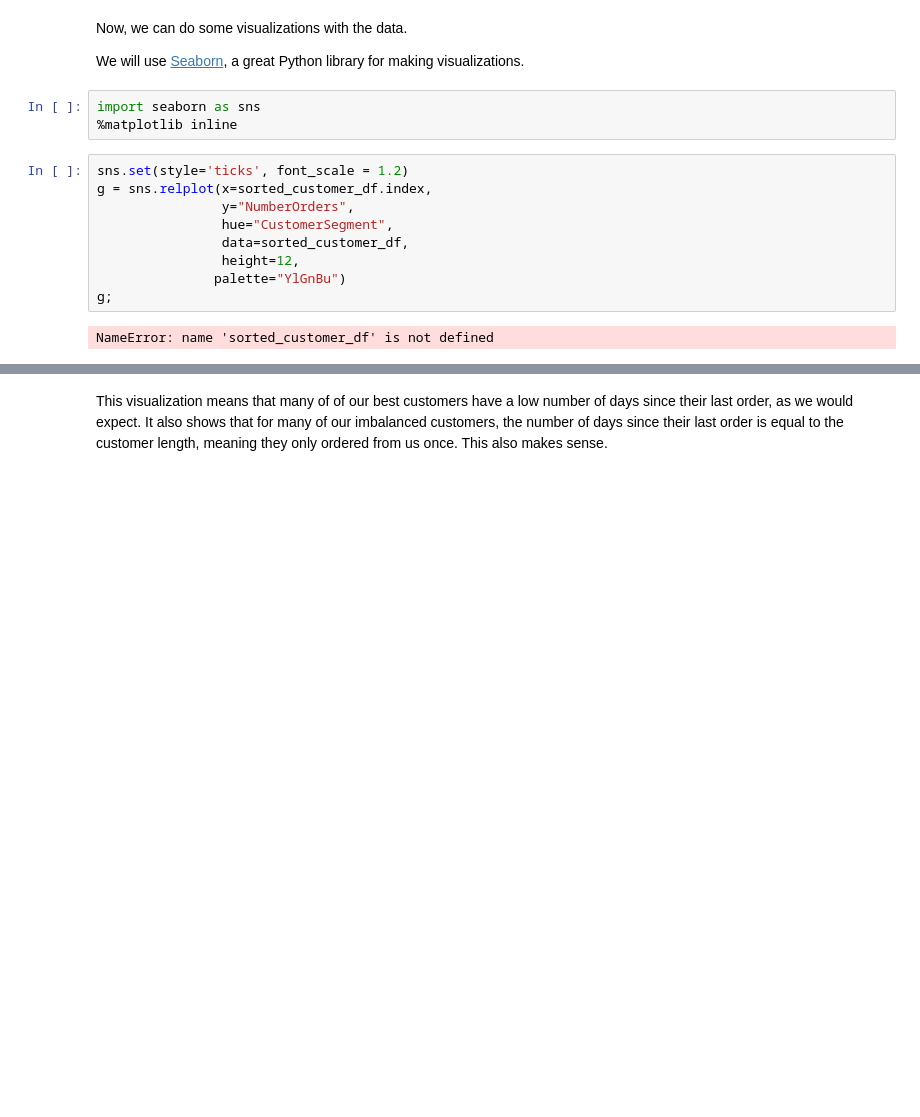
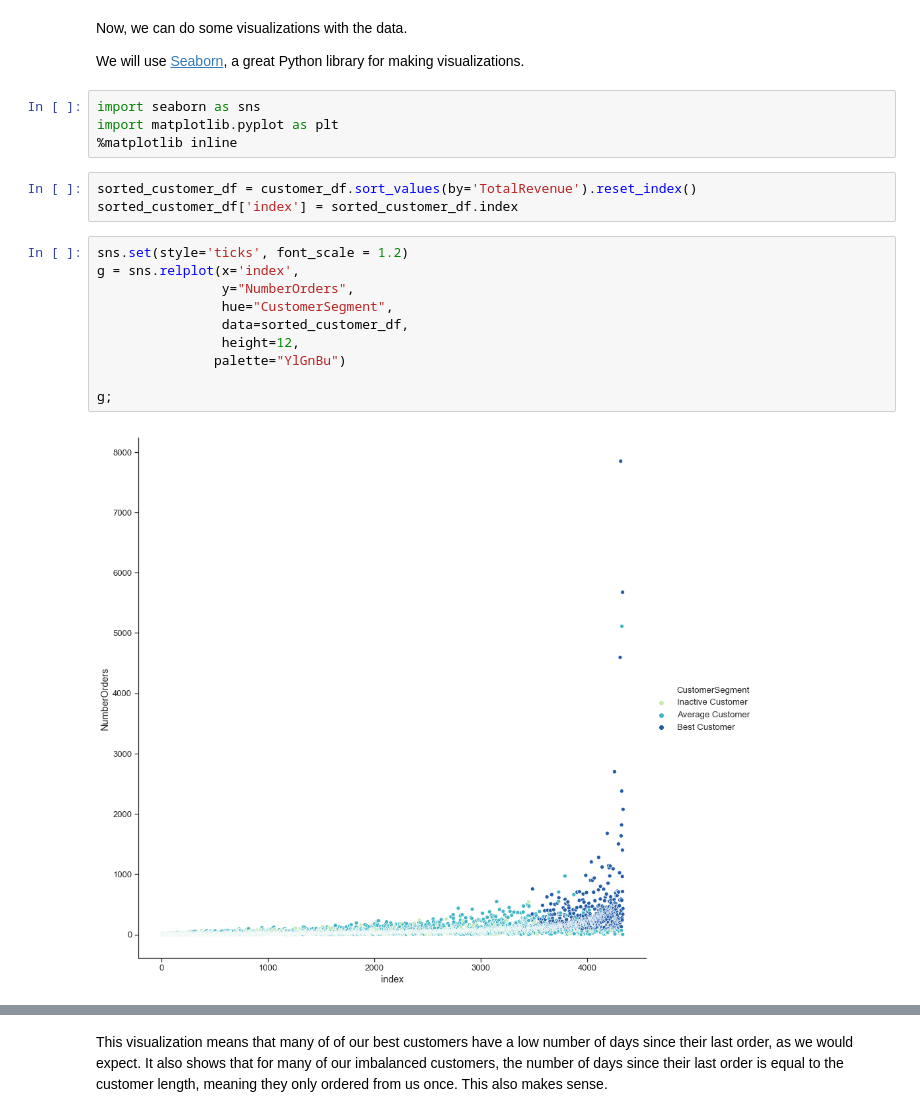
Before and after one commit to rachelkberryman/From_SQL_to_Python, a Jupyter notebook: From SQL to Python - Practice for Making the Switch.ipynb, the cells around one changed output, grey strips where cells are left out. Cells and saved outputs as stored; diff of their text form; blank space fills up the shorter version.

Commit message:
final example plot of revenue by customer segment

```diff
--- a/From SQL to Python - Practice for Making the Switch.ipynb
+++ b/From SQL to Python - Practice for Making the Switch.ipynb
@@ -345,18 +345,23 @@ Now, we can do some visualizations with the data.
 We will use [Seaborn](https://seaborn.pydata.org/index.html), a great Python library for making visualizations.
 # %%
 import seaborn as sns
+import matplotlib.pyplot as plt
 %matplotlib inline
+# %%
+sorted_customer_df = customer_df.sort_values(by='TotalRevenue').reset_index()
+sorted_customer_df['index'] = sorted_customer_df.index
 # %%
 sns.set(style='ticks', font_scale = 1.2)
-g = sns.relplot(x=sorted_customer_df.index,
+g = sns.relplot(x='index',
                 y="NumberOrders",
                 hue="CustomerSegment",
                 data=sorted_customer_df,
                 height=12,
                palette="YlGnBu")
+
 g;
 # %% [output]
-NameError: name 'sorted_customer_df' is not defined
+[figure, added]
 # %%
 sns.relplot(x='DaysSinceLastOrder',
             y='CustomerTimeLength',
```
Also changed, not shown: parts of 3 cells of this notebook.
